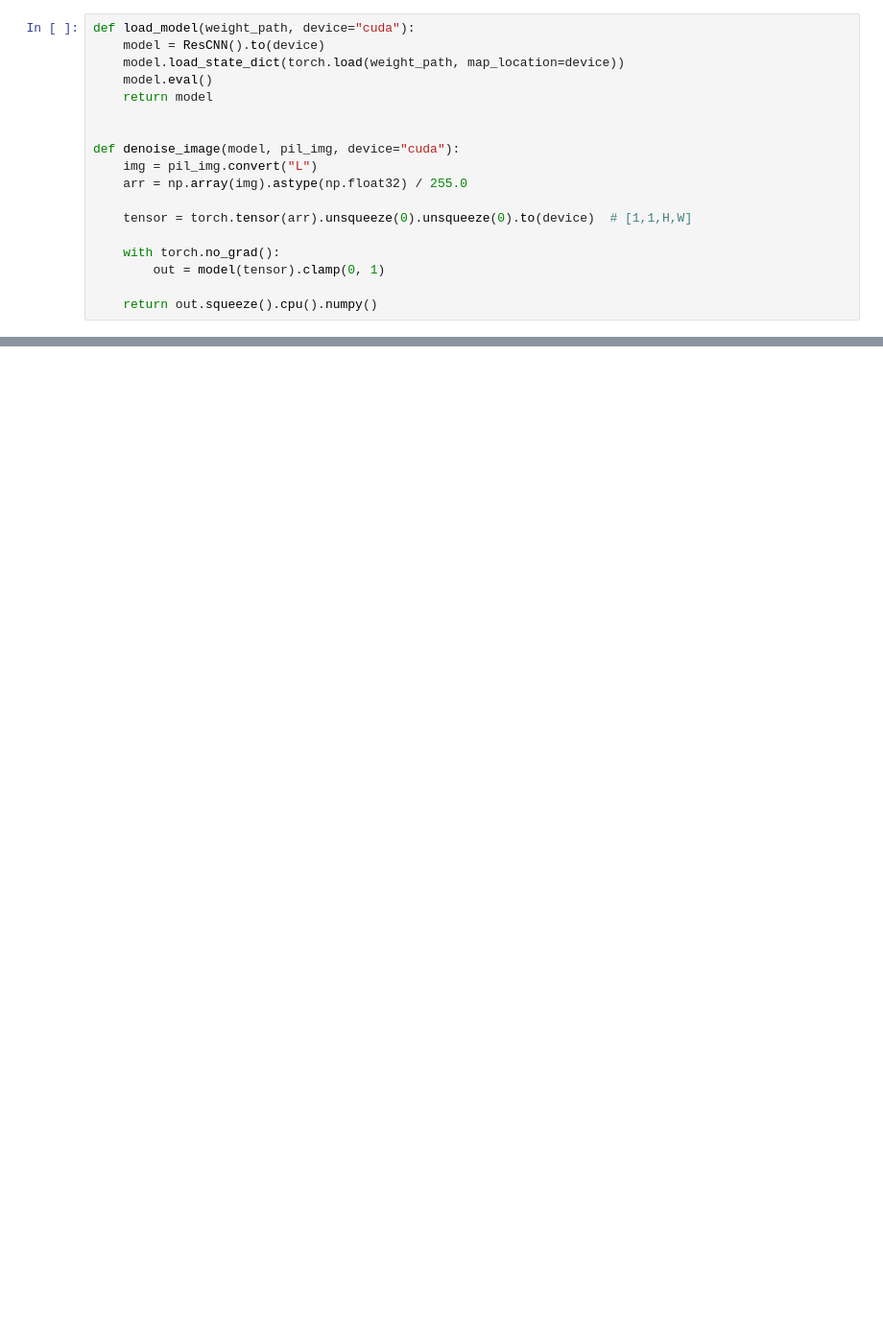
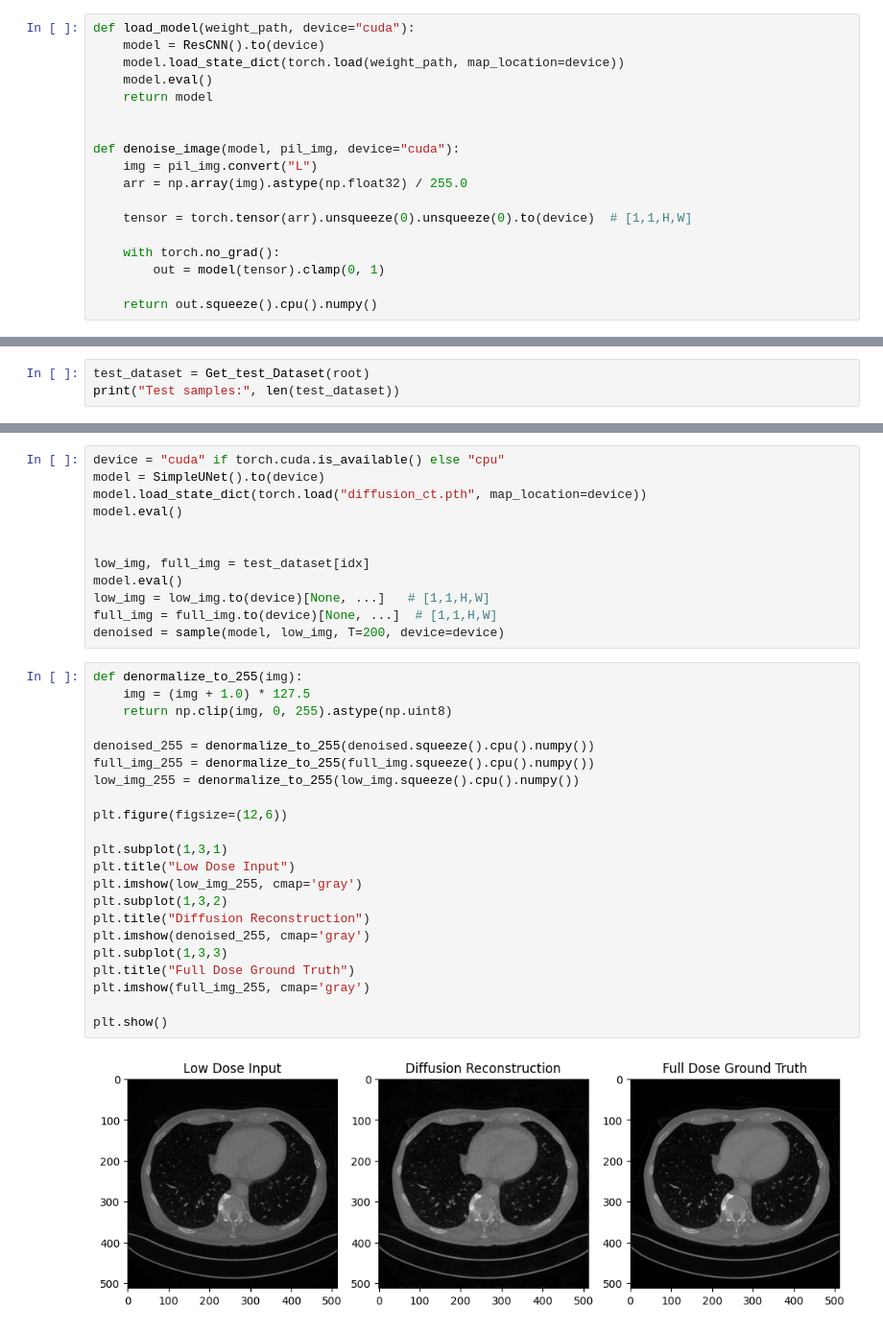
Before and after one commit to tseng097/cv5561-f25-team-diffusion, a Jupyter notebook: project.ipynb, the cells around one changed output, grey strips where cells are left out. Shown at 96% size. Cells and saved outputs as stored; diff of their text form; blank space fills up the shorter version.

Commit message:
test sample out of training

```diff
--- a/project.ipynb
+++ b/project.ipynb
@@ -820,0 +858,3 @@ plt.show()
+# %%
+test_dataset = Get_test_Dataset(root)
+print("Test samples:", len(test_dataset))
@@ -820,0 +902,36 @@ plt.show()
+# %%
+device = "cuda" if torch.cuda.is_available() else "cpu"
+model = SimpleUNet().to(device)
+model.load_state_dict(torch.load("diffusion_ct.pth", map_location=device))
+model.eval()
+
+
+low_img, full_img = test_dataset[idx]
+model.eval()
+low_img = low_img.to(device)[None, ...]   # [1,1,H,W]
+full_img = full_img.to(device)[None, ...]  # [1,1,H,W]
+denoised = sample(model, low_img, T=200, device=device)
+# %%
+def denormalize_to_255(img):
+    img = (img + 1.0) * 127.5
+    return np.clip(img, 0, 255).astype(np.uint8)
+
+denoised_255 = denormalize_to_255(denoised.squeeze().cpu().numpy())
+full_img_255 = denormalize_to_255(full_img.squeeze().cpu().numpy())
+low_img_255 = denormalize_to_255(low_img.squeeze().cpu().numpy())
+
+plt.figure(figsize=(12,6))
+
+plt.subplot(1,3,1)
+plt.title("Low Dose Input")
+plt.imshow(low_img_255, cmap='gray')
+plt.subplot(1,3,2)
+plt.title("Diffusion Reconstruction")
+plt.imshow(denoised_255, cmap='gray')
+plt.subplot(1,3,3)
+plt.title("Full Dose Ground Truth")
+plt.imshow(full_img_255, cmap='gray')
+
+plt.show()
+# %% [output]
+[figure, added]
```
Also changed, not shown: parts of 15 cells of this notebook, 1 other file.
